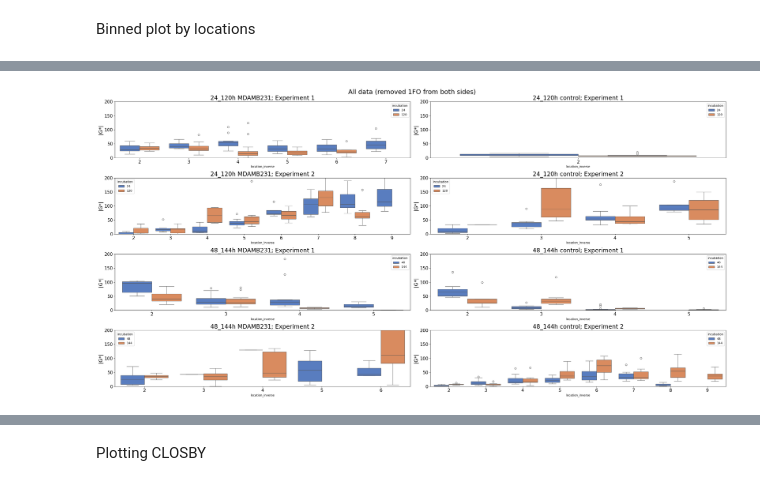
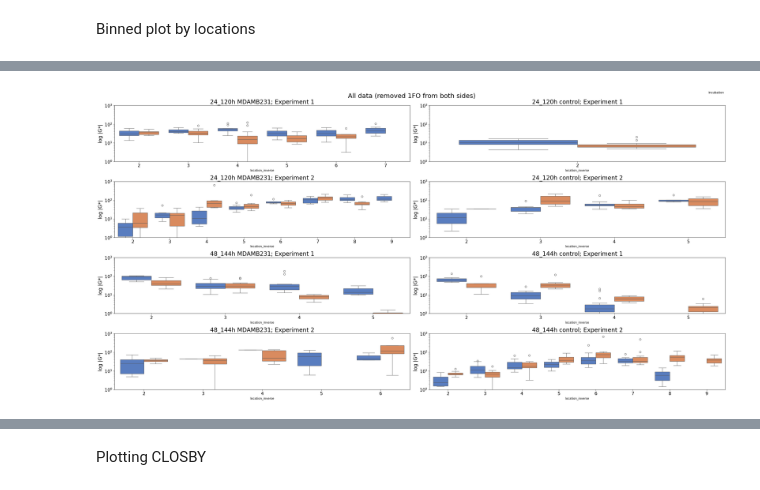
Before and after one commit to LindaSrbova/Statistics_Gelatin_Mechanics, a Jupyter notebook: Gradient_analysis.ipynb, the cells around one changed output, grey strips where cells are left out. Drawn from its saved outputs; the diff is of its cells as text; code cells hidden in the pictures.

```diff
--- a/Gradient_analysis.ipynb
+++ b/Gradient_analysis.ipynb
@@ -413,6 +490,8 @@ fig.suptitle("All data (removed 1FO from both sides)", fontsize=22)
 
 markers = ['x', 's']
 colors = ["lightblue", "darkblue"]
+handles, labels = [], []
+
 
 # Loop through each incubation set
 for i, j in enumerate(download['incubation_set'].unique()):
@@ -426,36 +505,43 @@ for i, j in enumerate(download['incubation_set'].unique()):
     # Loop through each experiment
     for k, l in enumerate(second['experiment'].unique()):
         third = second[second['experiment'] == l]
         marker_type = markers[int(l)]
         row = (i * 2) + k  # Determine the correct row in the subplot grid
 
         # Loop through each sample
         for m, o in enumerate(third['sample'].unique()):
             column = 0 if o == 'MDAMB231' else 1
             fourth = third[third['sample'] == o]
             date_value = str(fourth['day'].unique()[0])
             ax = axs[row, column]
 
             # Check for the gradient direction and filter data accordingly
             if (fourth['gradient_direction'] == 'stiff_to_soft').all():
                 filtered_data = fourth[
                     (fourth['gradient'] > fourth['gradient'].min() + 800) &
                     (fourth['gradient'] < fourth['gradient'].max() - 800)
                 ]
-                sns.boxplot(x='location', y='G_abs', data=filtered_data, ax=ax, hue='incubation', palette="muted")
+                box=sns.boxplot(x='location', y='G_abs', data=filtered_data, ax=ax, hue='incubation', palette="muted",legend=False)
             else:
                 filtered_data = fourth[
                     (fourth['gradient_inverse'] > fourth['gradient_inverse'].min() + 800) &
                     (fourth['gradient_inverse'] < fourth['gradient_inverse'].max() - 800)
                 ]
-                sns.boxplot(x='location_inverse', y='G_abs', data=filtered_data, ax=ax, hue='incubation', palette="muted")
-
-            ax.set_ylabel("|G*|", fontsize=17, labelpad=5)
+                box=sns.boxplot(x='location_inverse', y='G_abs', data=filtered_data, ax=ax, hue='incubation', palette="muted",legend=False)
+            for handle, label in zip(*box.get_legend_handles_labels()):
+                handles.append(handle)
+                labels.append(label)
+            ax.set_ylabel("log |G*|", fontsize=17, labelpad=5)
             ax.set_title(f"{j}h {o}; Experiment {k + 1}", fontsize=20)
             ax.tick_params(axis='both', labelsize=15)
-            ax.set_ylim(0, 200)
+            #ax.set_ylim(0, 200)
+            ax.set_yscale('log')
+            ax.set_ylim(1, 1000)
+
+
+fig.legend(handles, labels, fontsize=16, title="Incubation", ncol=2, frameon=False)
 
 plt.tight_layout()
 plt.show()
 # %% [output]
-[figure, old version]
+[figure, new version]
```
Also changed, not shown: parts of 3 cells of this notebook.
